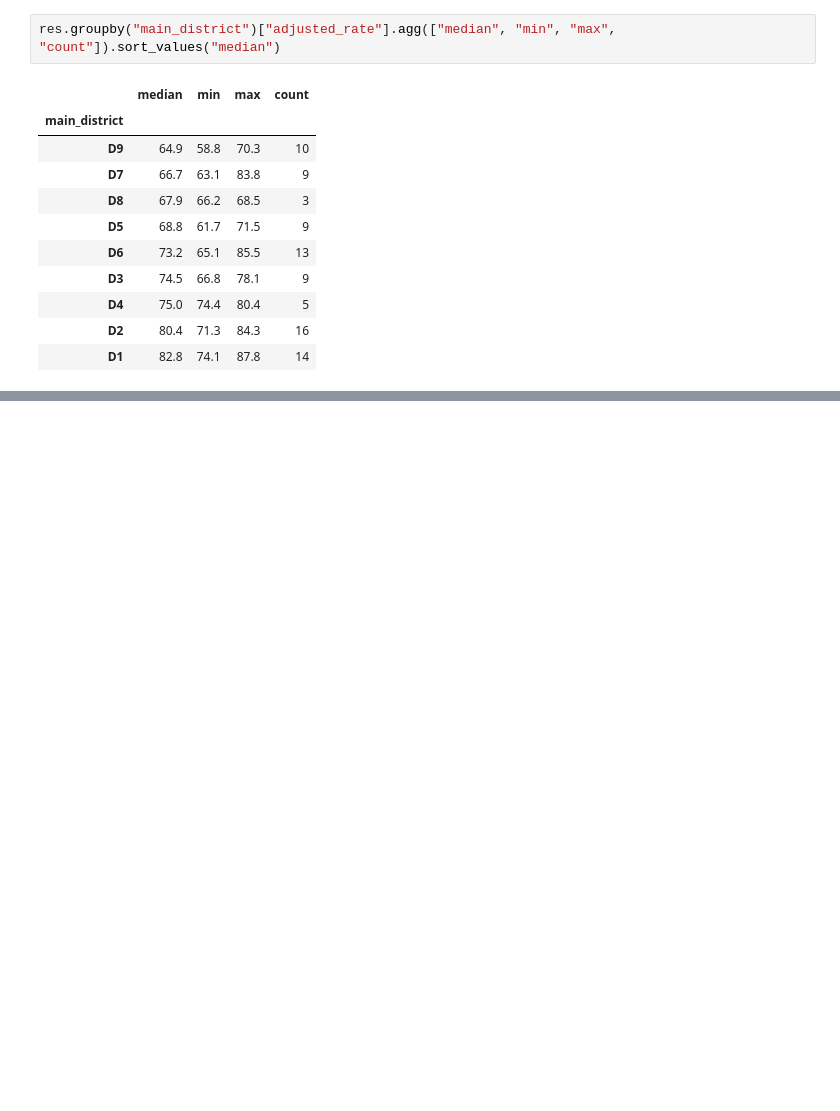
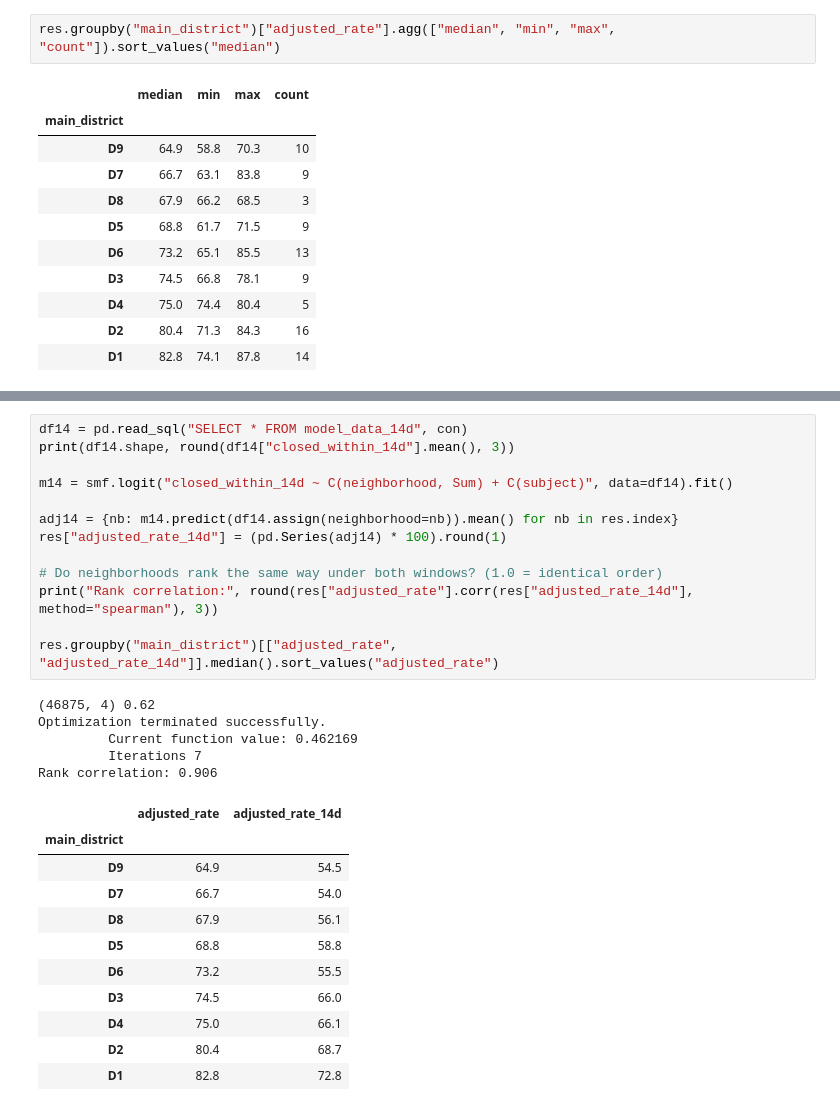
Before and after one commit to nikul-m/pittsburgh-311-response-times, a Jupyter notebook: notebooks/03_analysis.ipynb, the cells around one changed output, grey strips where cells are left out. Saved outputs shown, nothing was run; the diff lists cells and outputs as text; blank space fills up the shorter version.

```diff
--- a/notebooks/03_analysis.ipynb
+++ b/notebooks/03_analysis.ipynb
@@ -234,0 +238,30 @@ res.groupby("main_district")["adjusted_rate"].agg(["median", "min", "max", "coun
+# %%
+df14 = pd.read_sql("SELECT * FROM model_data_14d", con)
+print(df14.shape, round(df14["closed_within_14d"].mean(), 3))
+
+m14 = smf.logit("closed_within_14d ~ C(neighborhood, Sum) + C(subject)", data=df14).fit()
+
+adj14 = {nb: m14.predict(df14.assign(neighborhood=nb)).mean() for nb in res.index}
+res["adjusted_rate_14d"] = (pd.Series(adj14) * 100).round(1)
+
+# Do neighborhoods rank the same way under both windows? (1.0 = identical order)
+print("Rank correlation:", round(res["adjusted_rate"].corr(res["adjusted_rate_14d"], method="spearman"), 3))
+
+res.groupby("main_district")[["adjusted_rate", "adjusted_rate_14d"]].median().sort_values("adjusted_rate")
+# %% [output]
+(46875, 4) 0.62
+Optimization terminated successfully.
+         Current function value: 0.462169
+         Iterations 7
+Rank correlation: 0.906
+|  | adjusted_rate | adjusted_rate_14d |
+| main_district |  |  |
+| D9 | 64.9 | 54.5 |
+| D7 | 66.7 | 54.0 |
+| D8 | 67.9 | 56.1 |
+| D5 | 68.8 | 58.8 |
+| D6 | 73.2 | 55.5 |
+| D3 | 74.5 | 66.0 |
+| D4 | 75.0 | 66.1 |
+| D2 | 80.4 | 68.7 |
+| D1 | 82.8 | 72.8 |
```
Also changed, not shown: parts of 5 cells of this notebook, 4 other files.
